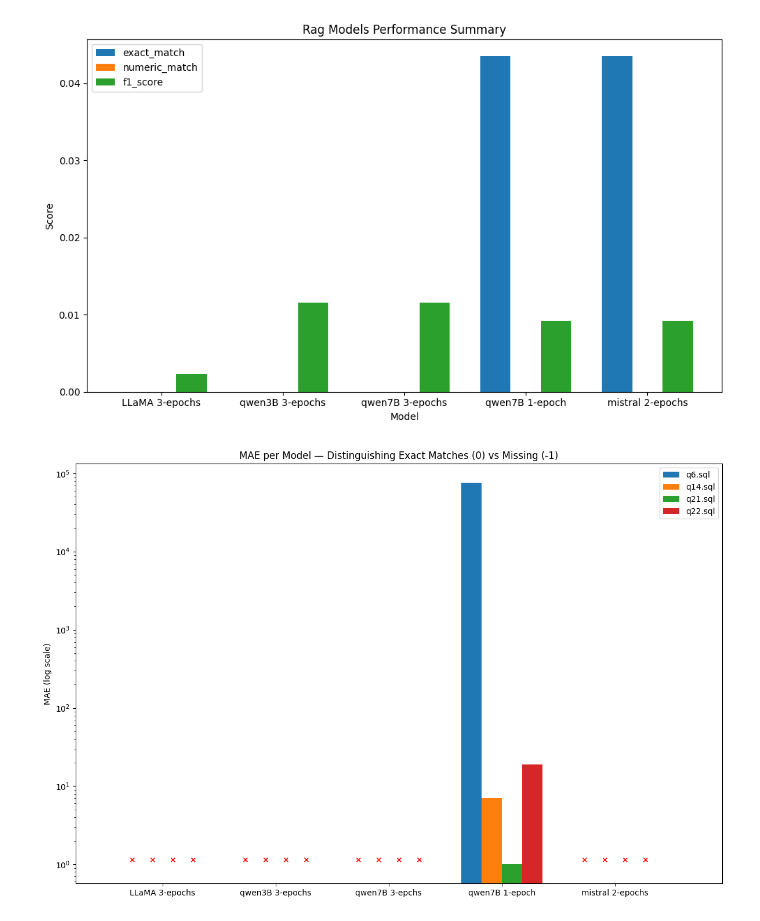
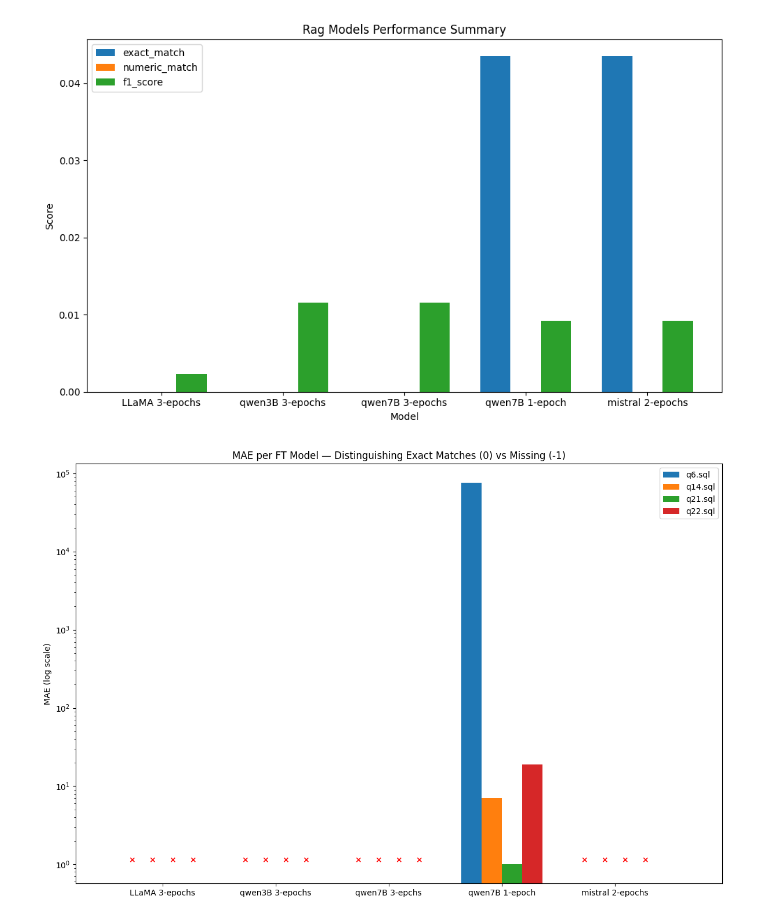
Before and after one commit to NunoRodriguess/proof-of-concept-ft-tpc-c, a Jupyter notebook: eval.ipynb, the cells around one changed output. Saved outputs shown, nothing was run; the diff lists cells and outputs as text; code cells hidden in the pictures.

```diff
--- a/eval.ipynb
+++ b/eval.ipynb
@@ -933,32 +933,32 @@ for i, metric in enumerate(metrics):
                 1,                     # y position (bottom of log scale)
                 "×",
                 ha="center",
                 va="bottom",
                 fontsize=10,
                 color="red",
                 fontweight="bold"
             )
         if val == 0:
             # Place a red X above where the bar would be
             plt.text(
                 x[j] + i*width,
                 1,                     # y position (bottom of log scale)
                 "✓",
                 ha="center",
                 va="bottom",
                 fontsize=10,
                 color="green",
                 fontweight="bold"
             )
 
 plt.xticks(x + 1.5*width, df_2["model"])
 plt.xlim(-0.5, len(x) - 0.5 + 4*width)  # Adjust x-axis limits to show all bars
 plt.yscale("log")
 plt.ylabel("MAE (log scale)")
-plt.title("MAE per Model — Distinguishing Exact Matches (0) vs Missing (-1)")
+plt.title("MAE per FT Model — Distinguishing Exact Matches (0) vs Missing (-1)")
 plt.legend()
 
 plt.tight_layout()
 plt.show()
 # %% [output]
-[figure, old version]
+[figure, new version]
```
Also changed, not shown: parts of 1 cell of this notebook.
